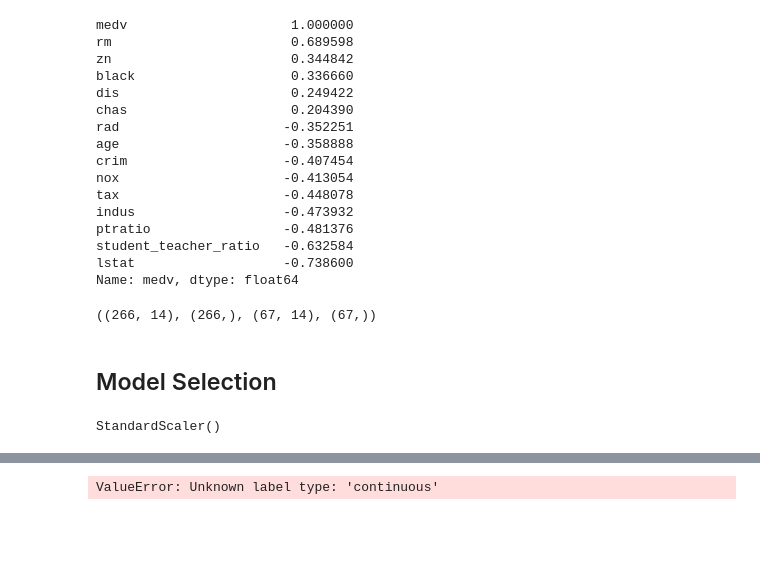
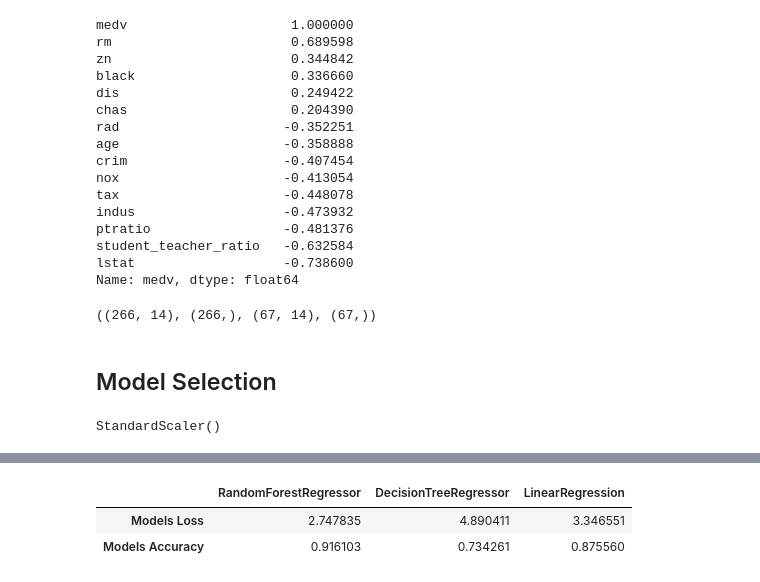
Before and after one commit to Data4i/BostonHousePrediction, a Jupyter notebook: boston.ipynb, the cells around one changed output, grey strips where cells are left out. Cells and saved outputs as stored; diff of their text form; code cells hidden in the pictures; blank space fills up the shorter version.

Commit message:
Statistical model choosing

```diff
--- a/boston.ipynb
+++ b/boston.ipynb
@@ -148 +166,4 @@ calc_acc_loss(rfr, X_val, y_val)
+# %%
+dt.fit(X_train, y_train)
+dt_loss, dt_acc =  calc_acc_loss(dt, X_val, y_val)
 # %%
@@ -152,6 +171,3 @@ DecisionTreeRegressor()
-# %%
-svc.fit(X_train, y_train)
-# %% [output]
-ValueError: Unknown label type: 'continuous'
 # %%
 lr.fit(X_train, y_train)
+lr_loss, lr_acc =  calc_acc_loss(lr, X_val, y_val)
@@ -159,0 +177,16 @@ logr.fit(X_train, y_train)
+# %%
+acc_loss  = {
+    'RandomForestRegressor': [rfr_loss, rfr_acc],
+    'DecisionTreeRegressor': [dt_loss, dt_acc],
+    'LinearRegression': [lr_loss, lr_acc]
+}
+basic_acc_loss = pd.DataFrame(
+    acc_loss,
+    index = ['Models Loss', 'Models Accuracy'],
+)
+# %%
+basic_acc_loss
+# %% [output]
+|  | RandomForestRegressor | DecisionTreeRegressor | LinearRegression |
+| Models Loss | 2.747835 | 4.890411 | 3.346551 |
+| Models Accuracy | 0.916103 | 0.734261 | 0.875560 |
```
Also changed, not shown: parts of 7 cells of this notebook.
